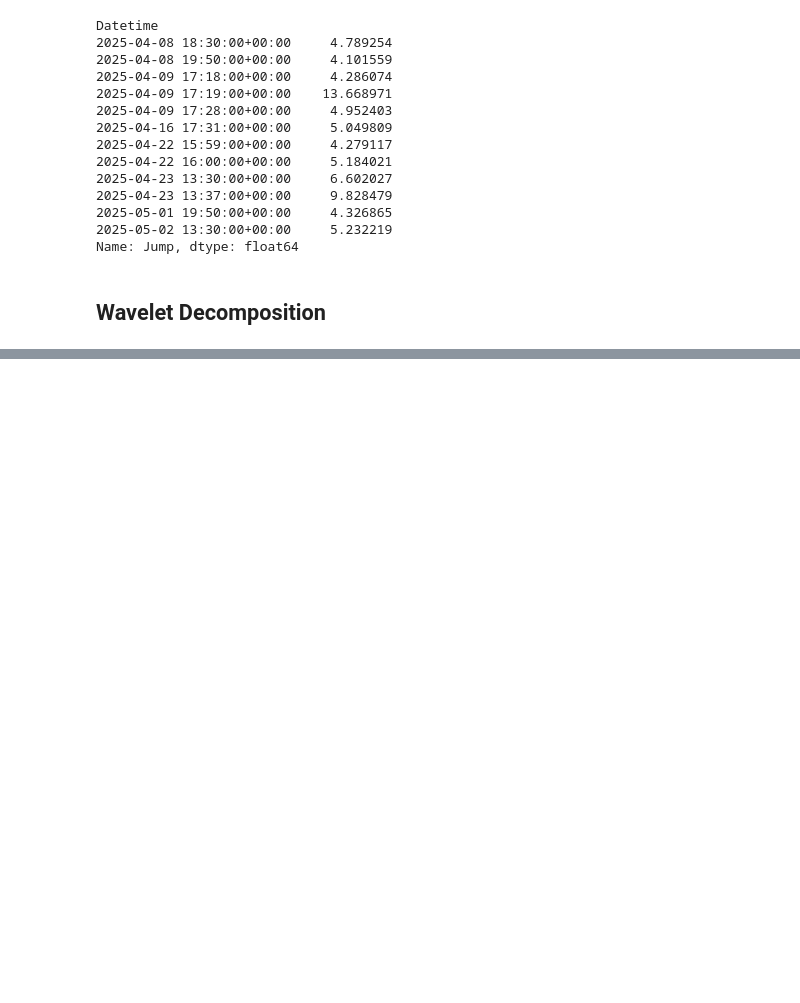
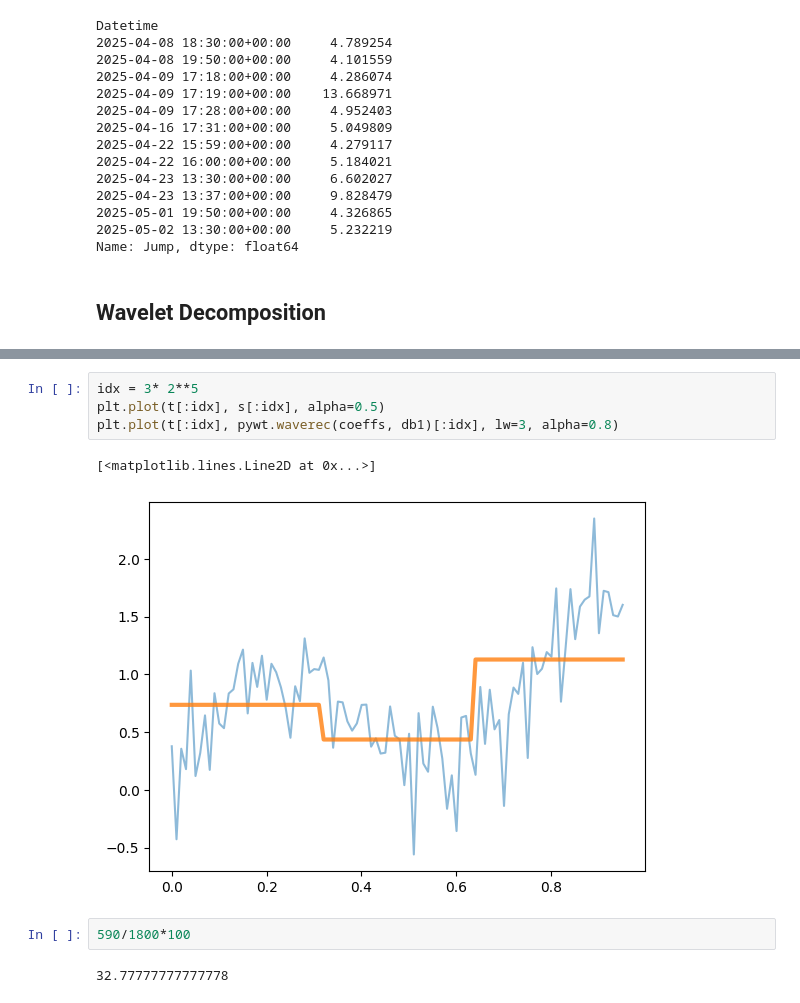
Before and after one commit to hjkim0620/Jump_Detection, a Jupyter notebook: jump_detection.ipynb, the cells around one changed output, grey strips where cells are left out. Drawn from its saved outputs; the diff is of its cells as text; blank space fills up the shorter version.

```diff
--- a/jump_detection.ipynb
+++ b/jump_detection.ipynb
@@ -147,0 +172,11 @@ Name: Jump, dtype: float64
+# %%
+idx = 3* 2**5
+plt.plot(t[:idx], s[:idx], alpha=0.5)
+plt.plot(t[:idx], pywt.waverec(coeffs, db1)[:idx], lw=3, alpha=0.8)
+# %% [output]
+[<matplotlib.lines.Line2D at 0x...>]
+[figure, added]
+# %%
+590/1800*100
+# %% [output]
+32.77777777777778
```
Also changed, not shown: parts of 6 cells of this notebook, 7 other files.
